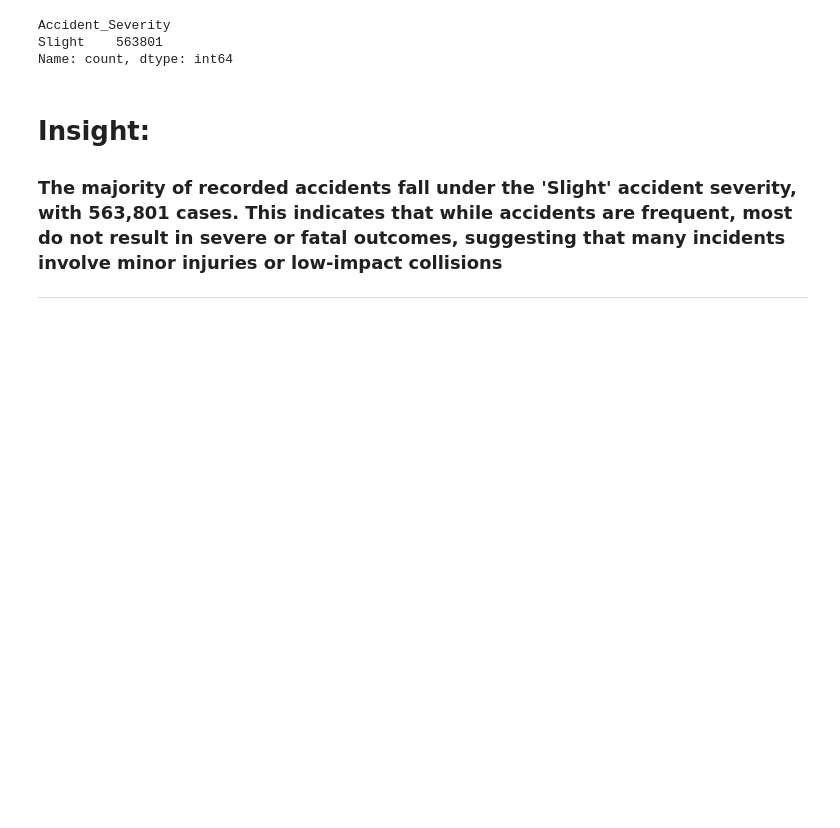
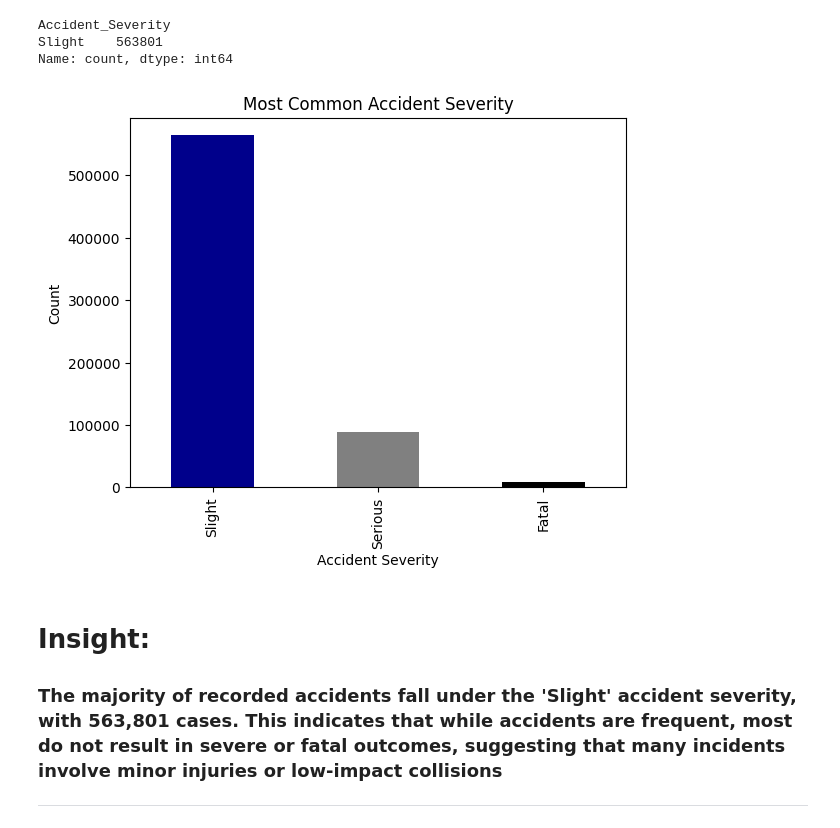
Before and after one commit to xieryn/ELEC03_DATA_ANALYTICS, a Jupyter notebook: Activity 2.ipynb, the cells around one changed output. Saved outputs shown, nothing was run; the diff lists cells and outputs as text; code cells hidden in the pictures; blank space fills up the shorter version.

```diff
--- a/Activity 2.ipynb
+++ b/Activity 2.ipynb
@@ -466,6 +284,16 @@ accident['Accident_Severity'].value_counts().head(1)
 Accident_Severity
 Slight    563801
 Name: count, dtype: int64
+# %%
+top1 = accident['Accident_Severity'].value_counts()
+
+top1.plot(kind='bar', color=["darkblue", "gray", "black"])
+plt.title("Most Common Accident Severity")
+plt.ylabel("Count")
+plt.xlabel("Accident Severity")
+plt.show()
+# %% [output]
+[figure, added]
 # %% [markdown]
 <h1>Insight:</h1>
 <h3>The majority of recorded accidents fall under the 'Slight' accident severity, with 563,801 cases. This indicates that while accidents are frequent, most do not result in severe or fatal outcomes, suggesting that many incidents involve minor injuries or low-impact collisions</h3>
```
Also changed, not shown: parts of 89 cells of this notebook, 6 other files.
